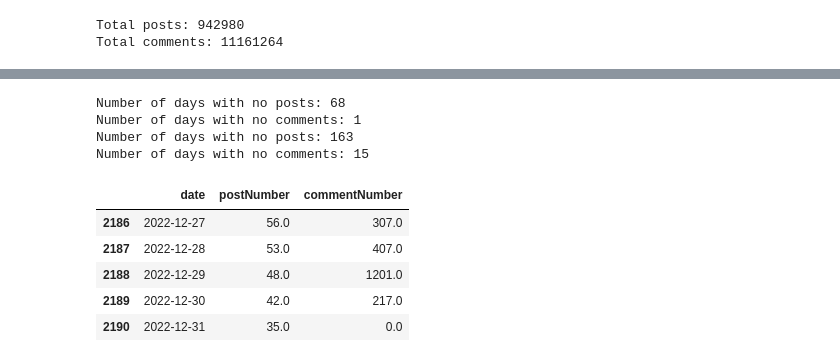
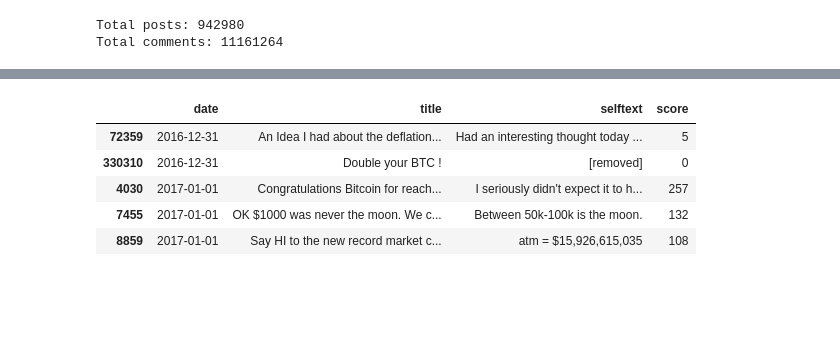
Before and after one commit to SMatti2/cryptoCapstone, a Jupyter notebook: notebooks/multi_source_data/08_integrate_non_financial_variables.ipynb, the cells around one changed output, grey strips where cells are left out. Drawn from its saved outputs; the diff is of its cells as text; code cells hidden in the pictures; blank space fills up the shorter version.

Commit message:
process reddit posts sentiment

```diff
--- a/notebooks/multi_source_data/08_integrate_non_financial_variables.ipynb
+++ b/notebooks/multi_source_data/08_integrate_non_financial_variables.ipynb
@@ -259,20 +293,16 @@ Total comments: 11161264
 # %%
-from src.processing.reddit_db_parser import get_daily_reddit_data
+top_posts_btc = get_top_scored_posts(
+    start_date="2017-01-01", end_date="2022-12-31", subreddit="bitcoin", limit=5
+)
+top_posts_eth = get_top_scored_posts(
+    start_date="2017-01-01", end_date="2022-12-31", subreddit="ethereum", limit=5
+)
 
-df_reddit_btc = get_daily_reddit_data(start_date="2017-01-01", end_date="2022-12-31", subreddit="bitcoin")
-df_reddit_eth = get_daily_reddit_data(start_date="2017-01-01", end_date="2022-12-31", subreddit="ethereum")
+top_posts_btc.head()
 # %% [output]
-Number of days with no posts: 68
-Number of days with no comments: 1
-Number of days with no posts: 163
-Number of days with no comments: 15
+|  | date | title | selftext | score |
+| 72359 | 2016-12-31 | An Idea I had about the deflation... | Had an interesting thought today ... | 5 |
+| 330310 | 2016-12-31 | Double your BTC ! | [removed] | 0 |
+| 4030 | 2017-01-01 | Congratulations Bitcoin for reach... | I seriously didn't expect it to h... | 257 |
+| 7455 | 2017-01-01 | OK $1000 was never the moon. We c... | Between 50k-100k is the moon. | 132 |
+| 8859 | 2017-01-01 | Say HI to the new record market c... | atm = $15,926,615,035 | 108 |
-# %%
-df_reddit_btc.head()
-df_reddit_eth.tail()
-# %% [output]
-|  | date | postNumber | commentNumber |
-| 2186 | 2022-12-27 | 56.0 | 307.0 |
-| 2187 | 2022-12-28 | 53.0 | 407.0 |
-| 2188 | 2022-12-29 | 48.0 | 1201.0 |
-| 2189 | 2022-12-30 | 42.0 | 217.0 |
-| 2190 | 2022-12-31 | 35.0 | 0.0 |
```
Also changed, not shown: parts of 8 cells of this notebook.
